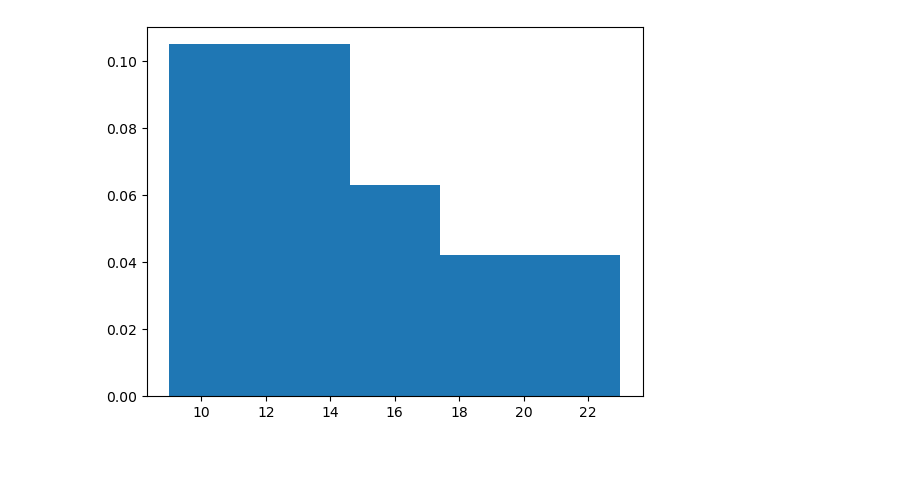
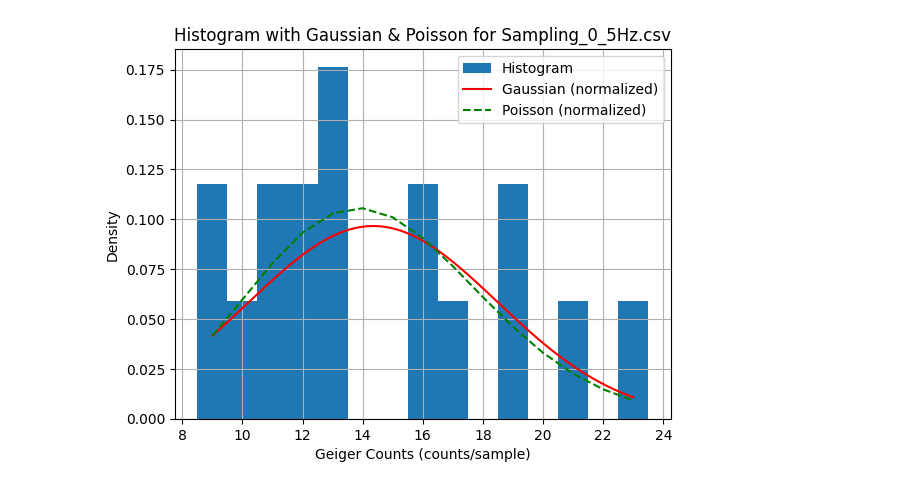
Before and after one commit to roznik20/geiger-lab, a Jupyter notebook: main.ipynb, the cells around one changed output. Saved outputs shown, nothing was run; the diff lists cells and outputs as text; code cells hidden in the pictures; blank space fills up the shorter version.

```diff
--- a/main.ipynb
+++ b/main.ipynb
@@ -76,47 +76,78 @@ plt.grid()
 # %%
 from scipy.stats import norm
 
-
-bin = 5
 for filename in histogram_data_names:
     data = df(f"sampling_tests/{filename}")[field_names[1]].to_numpy()
     plt.figure()
-    plt.hist(data, bins=bin, alpha=1, density=True, label="Histogram")
 
     mew = np.mean(data)
     sigma = np.std(data)
-    """
-    difference = -np.sqrt(mew) + sigma
-    difference_percent = (difference / mew) * 100
-    print(f"{difference_percent}%")"""
 
+    # Use integer bins for discrete data
+    x_min = int(np.min(data))
+    x_max = int(np.max(data))
+    bins = np.arange(x_min, x_max + 2) - 0.5  # center bins on integers
 
-    x = np.arange(np.min(data), np.max(data) + 1)
+    plt.hist(data, bins=bins, alpha=1, density=True, label="Histogram")
 
-    chi_poisson = chisquare(data,[poisson(val, mew) for val in data])
-    chi_gaussian = chisquare(data,[gausian(val, mew, sigma) for val in data])
-    print("Poisson" if chi_poisson<chi_gaussian else "Gaussian", min(chi_poisson, chi_gaussian))
+    x = np.arange(x_min, x_max + 1)
 
-    # Gaussian plot
-    gauss_y = [gausian(val, mew, sigma) for val in x]
-    gauss_y = np.array(gauss_y)
-    plt.plot(x, gauss_y, 'r-', label="Gaussian (normalized)")
-
+    # Gaussian plot (smooth curve)
+    x_smooth = np.linspace(x_min, x_max, 200)
+    gauss_y_smooth = np.array([gausian(val, mew, sigma) for val in x_smooth])
+    plt.plot(x_smooth, gauss_y_smooth, 'r-', label="Gaussian (normalized)")
 
     # Poisson plot
-    pois_y = [poisson(val, mew) for val in x]
-    pois_y = np.array(pois_y)
+    pois_y = np.array([poisson(val, mew) for val in x])
+    plt.plot(x, pois_y, 'g--', label="Poisson (normalized)")
 
-    # Calculate the R^2 value for the Gaussian fit
-    hist_vals, bin_edges = np.histogram(data, bins=bin, density=True)
-    bin_centers = (bin_edges[:-1] + bin_edges[1:]) / 2
-    gauss_fit = norm.pdf(bin_centers, mew, sigma)
-    ss_res = np.sum((hist_vals - gauss_fit) ** 2)
+    # Observed counts per integer value
+    obs_counts = np.array([np.sum(data == val) for val in x])
+
+    # Expected counts
+    exp_gauss = np.array([gausian(val, mew, sigma) for val in x])
+    exp_gauss = exp_gauss / exp_gauss.sum() * obs_counts.sum()
+
+    exp_pois = np.array([poisson(val, mew) for val in x])
+    exp_pois = exp_pois / exp_pois.sum() * obs_counts.sum()
+
+    # Merge bins with expected < 5 (chi-square requirement)
+    def merge_small_bins(obs, exp, min_exp=5):
+        obs_m, exp_m = [], []
+        o_acc, e_acc = 0, 0
+        for o, e in zip(obs, exp):
+            o_acc += o
+            e_acc += e
+            if e_acc >= min_exp:
+                obs_m.append(o_acc)
+                exp_m.append(e_acc)
+                o_acc, e_acc = 0, 0
+        if e_acc > 0:
+            obs_m[-1] += o_acc
+            exp_m[-1] += e_acc
+        return np.array(obs_m), np.array(exp_m)
+
+    obs_g, exp_g = merge_small_bins(obs_counts, exp_gauss)
+    obs_p, exp_p = merge_small_bins(obs_counts, exp_pois)
+
+    # R^2 values
+    hist_vals = obs_counts / obs_counts.sum()
+    gauss_fit_vals = exp_gauss / exp_gauss.sum()
+    pois_fit_vals = exp_pois / exp_pois.sum()
+
     ss_tot = np.sum((hist_vals - np.mean(hist_vals)) ** 2)
-    r2 = 1 - (ss_res / ss_tot)
+    r2 = 1 - np.sum((hist_vals - gauss_fit_vals) ** 2) / ss_tot
+    r2_pois = 1 - np.sum((hist_vals - pois_fit_vals) ** 2) / ss_tot
     print(f"Gaussian fit R^2: {r2:.3f}")
+    print(f"Poisson fit R^2: {r2_pois:.3f}")
 
-    plt.plot(x, pois_y, 'g--', label="Poisson (normalized)")
+    # ddof: 1 for Poisson (estimated mu), 2 for Gaussian (estimated mu, sigma)
+    chi_gaussian = chisquare(obs_g, f_exp=exp_g, ddof=2)
+    chi_poisson = chisquare(obs_p, f_exp=exp_p, ddof=1)
+    print(f"Chi-square Gaussian: stat={chi_gaussian.statistic:.3f}, p={chi_gaussian.pvalue:.3f}")
+    print(f"Chi-square Poisson: stat={chi_poisson.statistic:.3f}, p={chi_poisson.pvalue:.3f}")
+    print("Better fit:", "Poisson" if chi_poisson.statistic < chi_gaussian.statistic else "Gaussian")
+
     plt.title(f"Histogram with Gaussian & Poisson for {filename}")
     plt.xlabel("Geiger Counts (counts/sample)")
     plt.ylabel("Density")
@@ -129 +163 @@ ValueError: For each axis slice, the sum of the observed frequencies must agree
-[figure, old version]
+[figure, new version]
```
Also changed, not shown: parts of 3 cells of this notebook, 7 other files.
